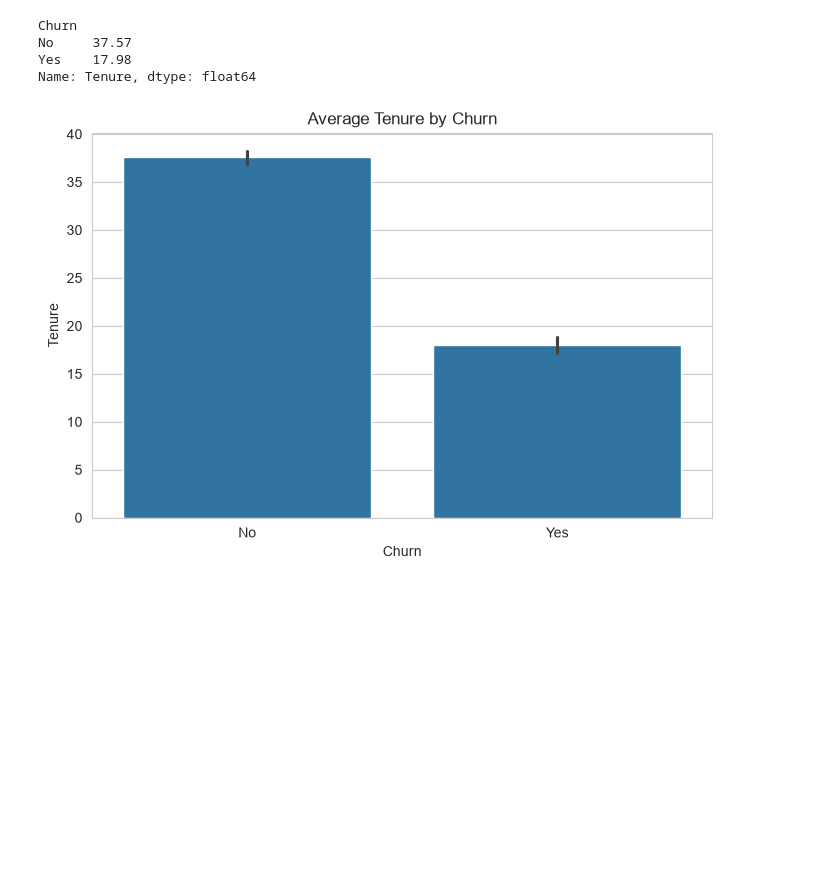
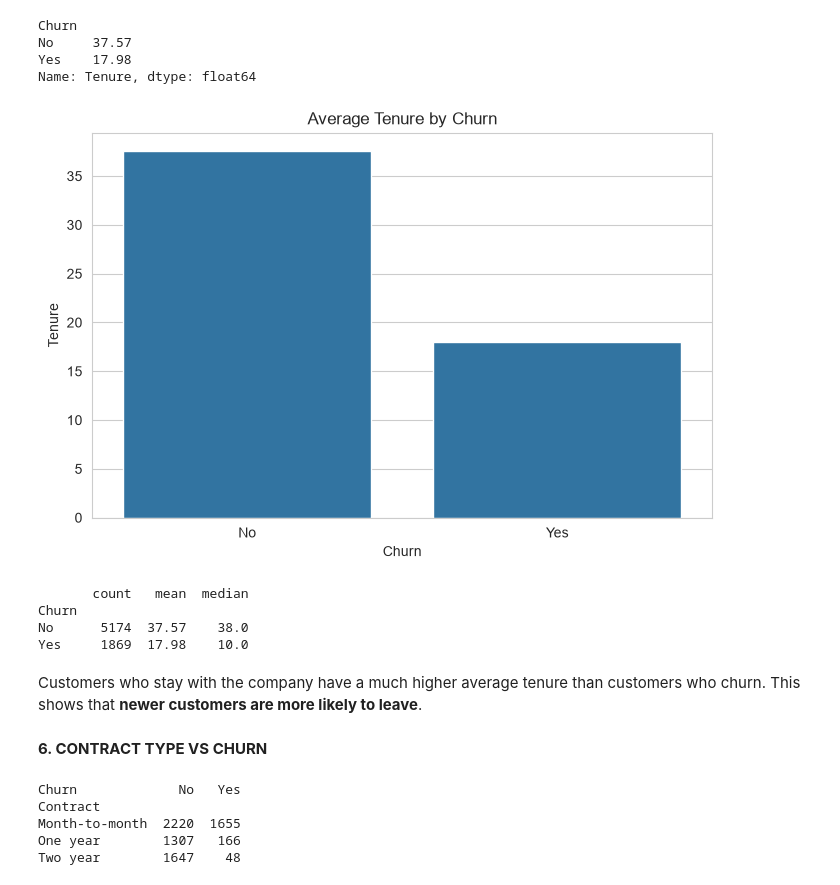
Before and after one commit to AbhijithAJ3/customer-churn-ltv, a Jupyter notebook: notebooks/02_eda.ipynb, the cells around one changed output. Cells and saved outputs as stored; diff of their text form; code cells hidden in the pictures; blank space fills up the shorter version.

```diff
--- a/notebooks/02_eda.ipynb
+++ b/notebooks/02_eda.ipynb
@@ -92,8 +98,29 @@ No     37.57
 Yes    17.98
 Name: Tenure, dtype: float64
 # %%
-sns.barplot(x='Churn', y='Tenure', data=df)
+sns.barplot(x='Churn', y='Tenure', data=df,errorbar=None)
 plt.title('Average Tenure by Churn')
 plt.show()
 # %% [output]
-[figure, old version]
+[figure, new version]
+# %%
+tenure_summary = df.groupby('Churn')['Tenure'].agg(['count', 'mean', 'median']).round(2)
+print(tenure_summary)
+# %% [output]
+       count   mean  median
+Churn
+No      5174  37.57    38.0
+Yes     1869  17.98    10.0
+# %% [markdown]
+Customers who stay with the company have a much higher average tenure than customers who churn. This shows that **newer customers are more likely to leave**.
+# %% [markdown]
+**6. CONTRACT TYPE  VS  CHURN**
+# %%
+contract_churn = pd.crosstab(df['Contract'], df['Churn'])
+print(contract_churn)
+# %% [output]
+Churn             No   Yes
+Contract
+Month-to-month  2220  1655
+One year        1307   166
+Two year        1647    48
```
Also changed, not shown: parts of 26 cells of this notebook.
